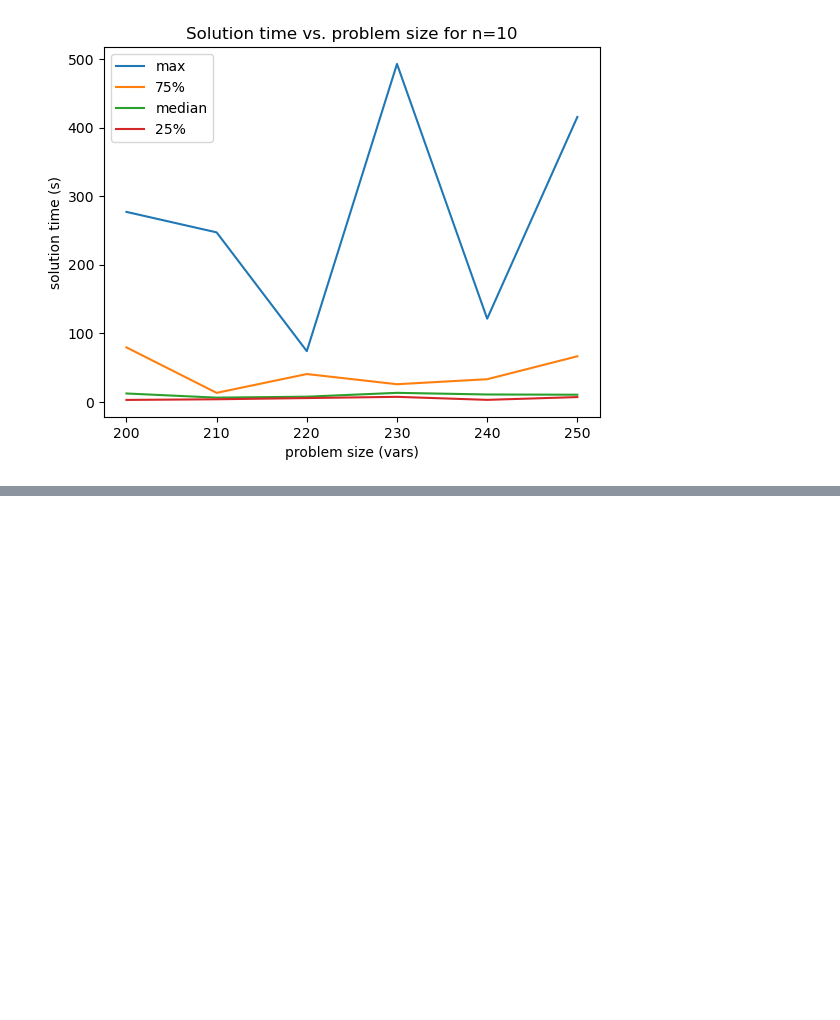
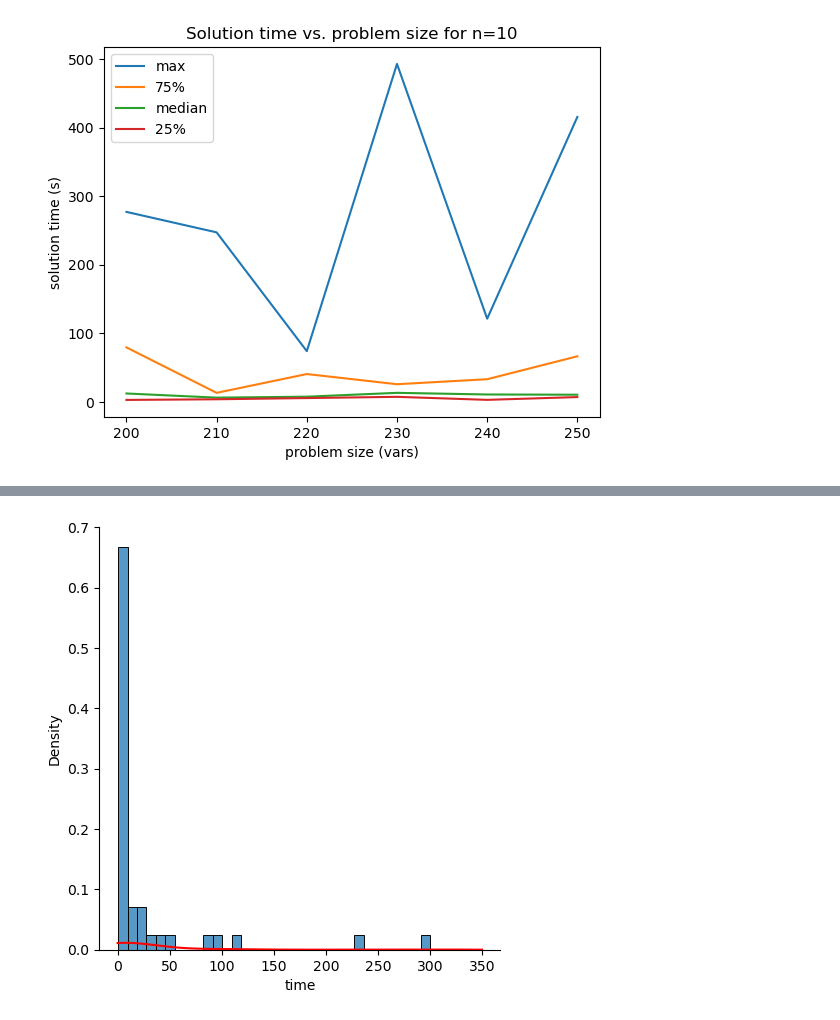
Before and after one commit to peterbarkley/wta, a Jupyter notebook: wta_solution_time_plot.ipynb, the cells around one changed output, grey strips where cells are left out. Saved outputs shown, nothing was run; the diff lists cells and outputs as text; code cells hidden in the pictures; blank space fills up the shorter version.

```diff
--- a/wta_solution_time_plot.ipynb
+++ b/wta_solution_time_plot.ipynb
@@ -54,0 +112,17 @@ plt.show()
+# %%
+import seaborn as sns
+import matplotlib.pyplot as plt
+
+# Create a dataframe
+#df = sns.load_dataset("iris")
+
+# Add a second histogram plot
+sns.displot(n_res_df, x="time", kind="kde", color="red", clip=(0, 350))
+
+# Create a histogram plot
+sns.histplot(n_res_df, x="time", ax=plt.gca(), stat="probability")
+
+# Show the plot
+plt.show()
+# %% [output]
+[figure, added]
```
Also changed, not shown: parts of 6 cells of this notebook, 5 other files.
